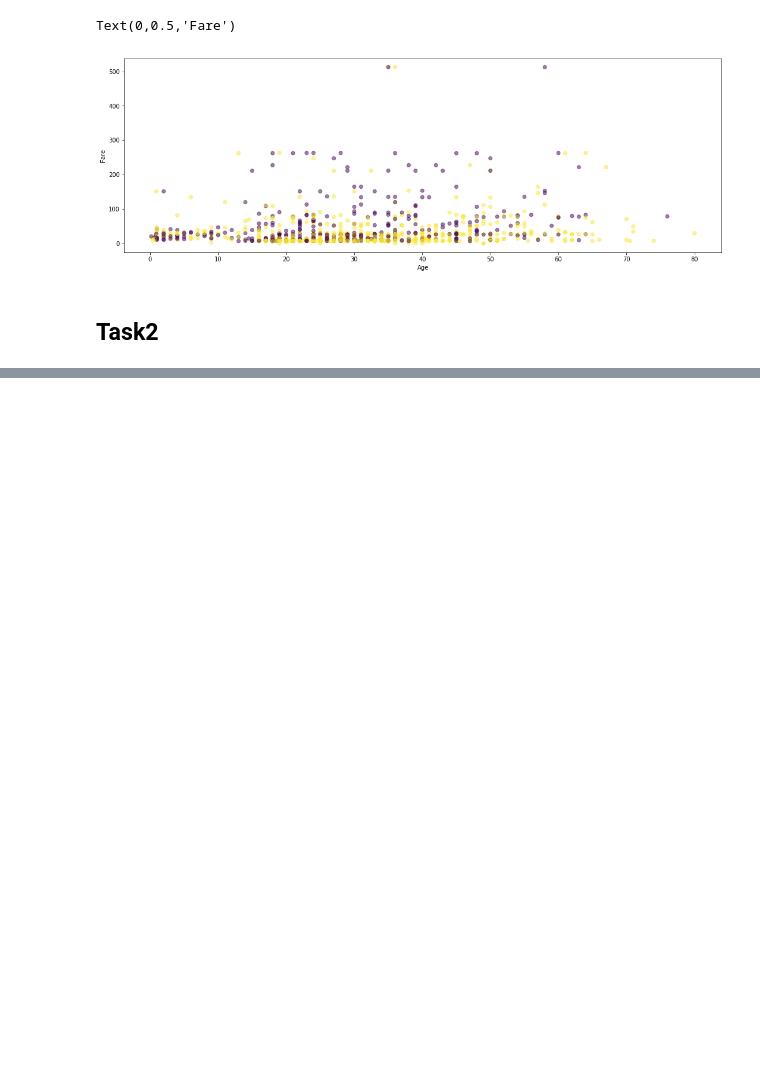
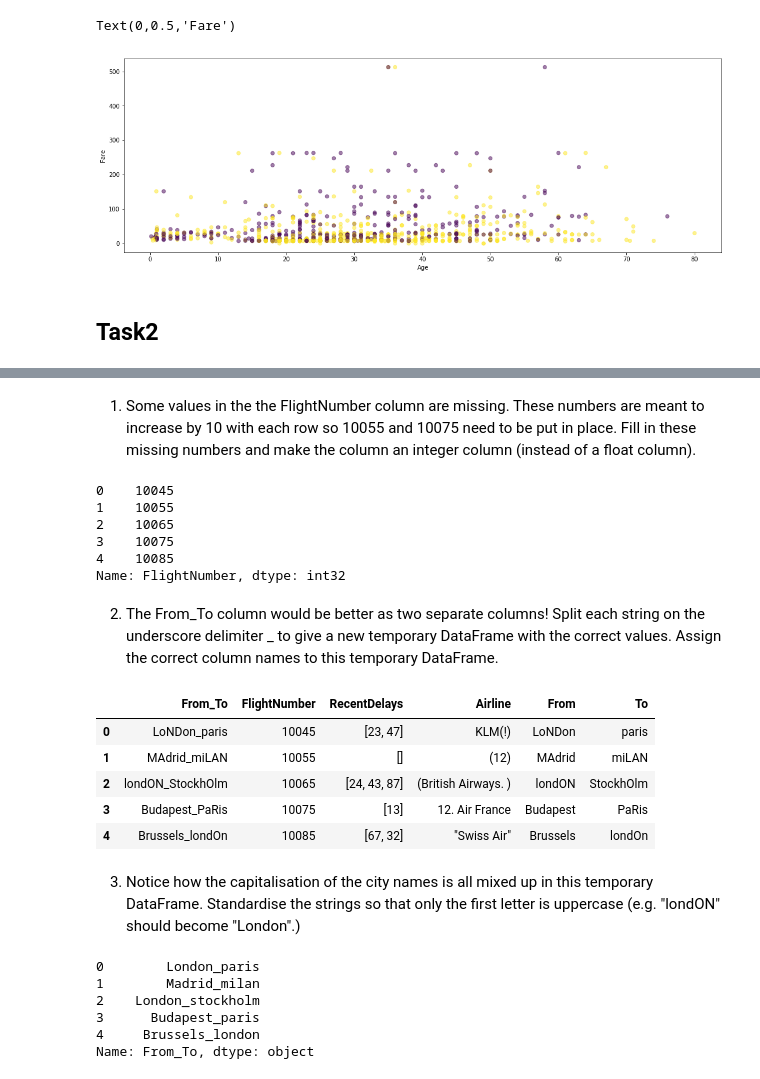
Before and after one commit to sraziq/Assignmen6, a Jupyter notebook: Assignent6.ipynb, the cells around one changed output, grey strips where cells are left out. Cells and saved outputs as stored; diff of their text form; code cells hidden in the pictures; blank space fills up the shorter version.

```diff
--- a/Assignent6.ipynb
+++ b/Assignent6.ipynb
@@ -56,0 +75,14 @@ Text(0,0.5,'Fare')
+# %% [markdown]
+1)  Some values in the the FlightNumber column are missing. These numbers are meant to               increase by 10 with each row so 10055 and 10075 need to be put in place. Fill in these missing                    numbers and make the column an integer column (instead of a float column).
+# %%
+df['FlightNumber'] = df['FlightNumber'].interpolate().astype(int)
+df.FlightNumber
+# %% [output]
+0    10045
+1    10055
+2    10065
+3    10075
+4    10085
+Name: FlightNumber, dtype: int32
+# %% [markdown]
+2) The From_To column would be better as two separate columns! Split each string on the                underscore delimiter _ to give a new temporary DataFrame with the correct values. Assign the               correct column names to this temporary DataFrame.
@@ -56,0 +92,20 @@ Text(0,0.5,'Fare')
+# %%
+df
+# %% [output]
+|  | From_To | FlightNumber | RecentDelays | Airline | From | To |
+| 0 | LoNDon_paris | 10045 | [23, 47] | KLM(!) | LoNDon | paris |
+| 1 | MAdrid_miLAN | 10055 | [] | (12) | MAdrid | miLAN |
+| 2 | londON_StockhOlm | 10065 | [24, 43, 87] | (British Airways. ) | londON | StockhOlm |
+| 3 | Budapest_PaRis | 10075 | [13] | 12. Air France | Budapest | PaRis |
+| 4 | Brussels_londOn | 10085 | [67, 32] | "Swiss Air" | Brussels | londOn |
+# %% [markdown]
+3) Notice how the capitalisation of the city names is all mixed up in this temporary DataFrame.                 Standardise the strings so that only the first letter is uppercase (e.g. "londON" should become               "London".)
+# %%
+df.From_To.str.capitalize()
+# %% [output]
+0        London_paris
+1        Madrid_milan
+2    London_stockholm
+3      Budapest_paris
+4     Brussels_london
+Name: From_To, dtype: object
```
Also changed, not shown: parts of 9 cells of this notebook.
